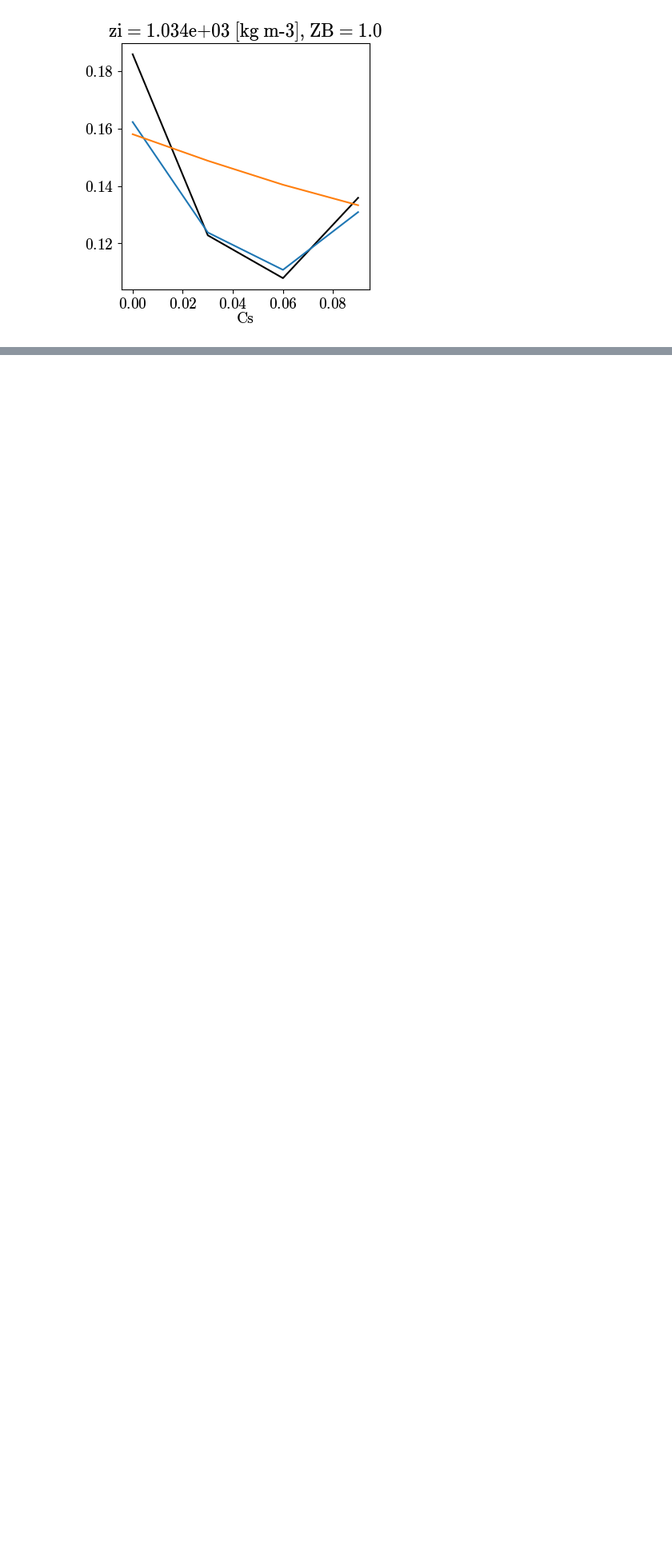
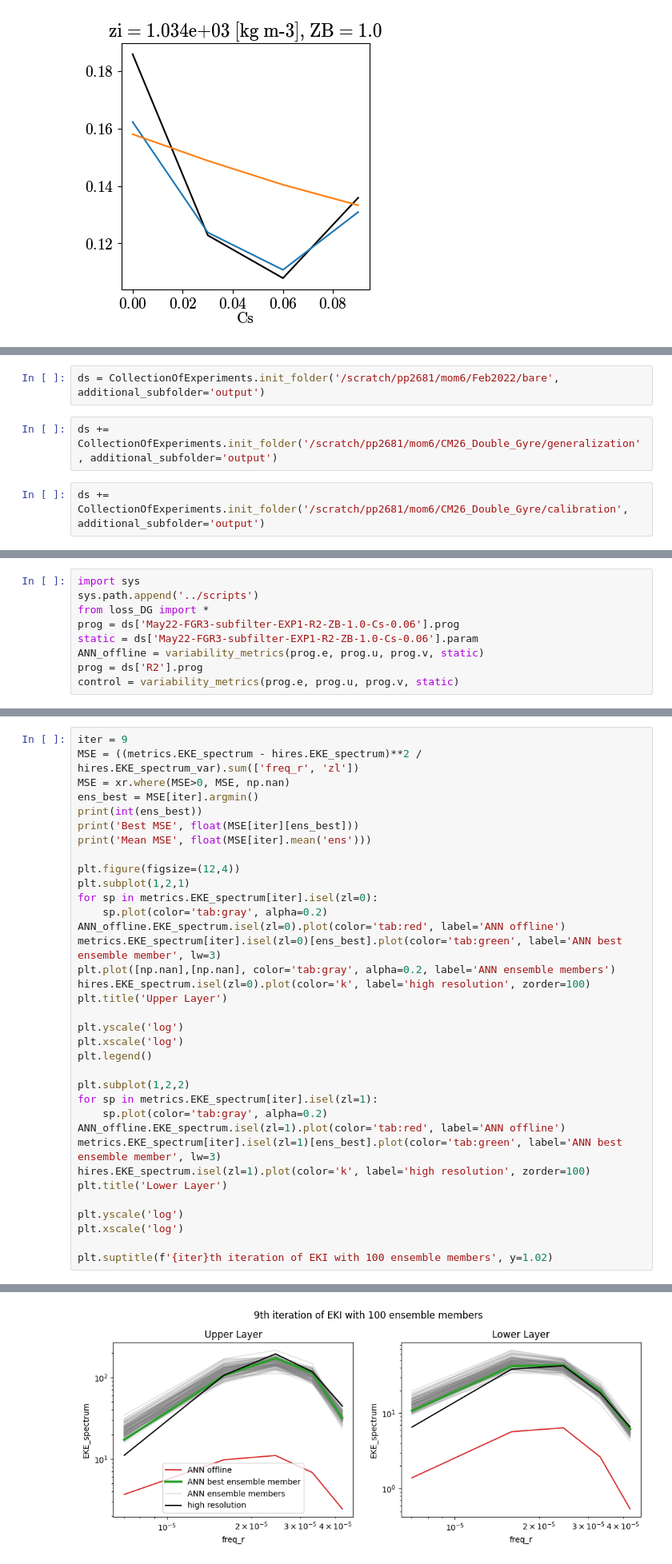
Before and after one commit to m2lines/calibration-MOM6, a Jupyter notebook: notebooks/calibrate-Double-Gyre.ipynb, the cells around one changed output, grey strips where cells are left out. Shown at 80% size. Saved outputs shown, nothing was run; the diff lists cells and outputs as text; blank space fills up the shorter version.

```diff
--- a/notebooks/calibrate-Double-Gyre.ipynb
+++ b/notebooks/calibrate-Double-Gyre.ipynb
@@ -980,0 +800,6 @@ metrics['EKE_spectrum'][0][20][1].plot()
+# %%
+ds = CollectionOfExperiments.init_folder('/scratch/pp2681/mom6/Feb2022/bare', additional_subfolder='output')
+# %%
+ds +=  CollectionOfExperiments.init_folder('/scratch/pp2681/mom6/CM26_Double_Gyre/generalization', additional_subfolder='output')
+# %%
+ds +=  CollectionOfExperiments.init_folder('/scratch/pp2681/mom6/CM26_Double_Gyre/calibration', additional_subfolder='output')
@@ -980,0 +810,9 @@ metrics['EKE_spectrum'][0][20][1].plot()
+# %%
+import sys
+sys.path.append('../scripts')
+from loss_DG import *
+prog = ds['May22-FGR3-subfilter-EXP1-R2-ZB-1.0-Cs-0.06'].prog
+static = ds['May22-FGR3-subfilter-EXP1-R2-ZB-1.0-Cs-0.06'].param
+ANN_offline = variability_metrics(prog.e, prog.u, prog.v, static)
+prog = ds['R2'].prog
+control = variability_metrics(prog.e, prog.u, prog.v, static)
@@ -980,0 +832,36 @@ metrics['EKE_spectrum'][0][20][1].plot()
+# %%
+iter = 9
+MSE = ((metrics.EKE_spectrum - hires.EKE_spectrum)**2 / hires.EKE_spectrum_var).sum(['freq_r', 'zl'])
+MSE = xr.where(MSE>0, MSE, np.nan)
+ens_best = MSE[iter].argmin()
+print(int(ens_best))
+print('Best MSE', float(MSE[iter][ens_best]))
+print('Mean MSE', float(MSE[iter].mean('ens')))
+
+plt.figure(figsize=(12,4))
+plt.subplot(1,2,1)
+for sp in metrics.EKE_spectrum[iter].isel(zl=0):
+    sp.plot(color='tab:gray', alpha=0.2)
+ANN_offline.EKE_spectrum.isel(zl=0).plot(color='tab:red', label='ANN offline')
+metrics.EKE_spectrum[iter].isel(zl=0)[ens_best].plot(color='tab:green', label='ANN best ensemble member', lw=3)
+plt.plot([np.nan],[np.nan], color='tab:gray', alpha=0.2, label='ANN ensemble members')
+hires.EKE_spectrum.isel(zl=0).plot(color='k', label='high resolution', zorder=100)
+plt.title('Upper Layer')
+
+plt.yscale('log')
+plt.xscale('log')
+plt.legend()
+
+plt.subplot(1,2,2)
+for sp in metrics.EKE_spectrum[iter].isel(zl=1):
+    sp.plot(color='tab:gray', alpha=0.2)
+ANN_offline.EKE_spectrum.isel(zl=1).plot(color='tab:red', label='ANN offline')
+metrics.EKE_spectrum[iter].isel(zl=1)[ens_best].plot(color='tab:green', label='ANN best ensemble member', lw=3)
+hires.EKE_spectrum.isel(zl=1).plot(color='k', label='high resolution', zorder=100)
+plt.title('Lower Layer')
+
+plt.yscale('log')
+plt.xscale('log')
+
+plt.suptitle(f'{iter}th iteration of EKI with 100 ensemble members', y=1.02)
+# %% [output]
@@ -980,0 +872 @@ metrics['EKE_spectrum'][0][20][1].plot()
+[figure, added]
```
Also changed, not shown: parts of 32 cells of this notebook, 3 other files.
